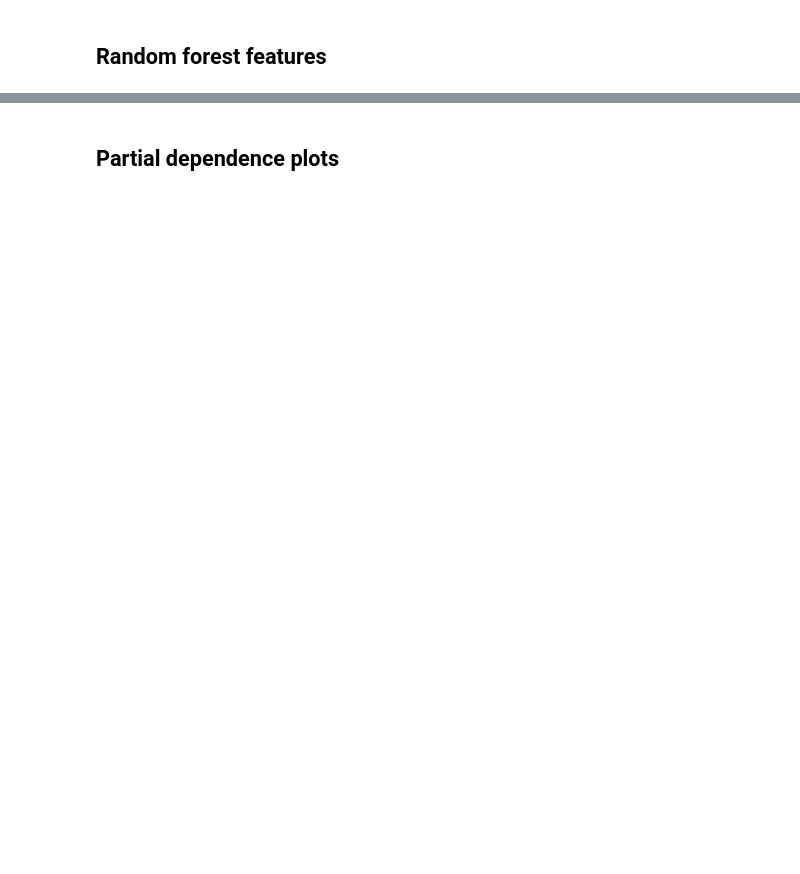
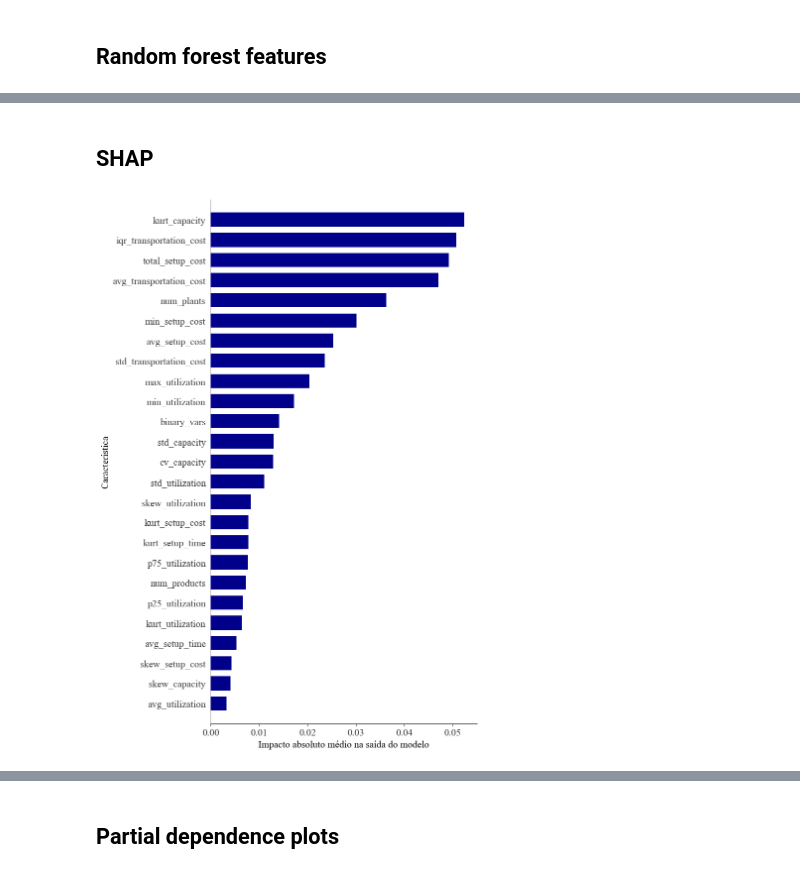
Before and after one commit to lucasgmalheiros/tcc-relax-and-fix, a Jupyter notebook: predict_heuristics/binary_classification.ipynb, the cells around one changed output, grey strips where cells are left out. Cells and saved outputs as stored; diff of their text form; code cells hidden in the pictures; blank space fills up the shorter version.

```diff
--- a/predict_heuristics/binary_classification.ipynb
+++ b/predict_heuristics/binary_classification.ipynb
@@ -181,0 +216,34 @@ plt.show()
+# %% [markdown]
+## SHAP
+# %%
+# Initialize SHAP explainer for Tree-based models
+explainer = shap.TreeExplainer(classifier)
+
+# Compute SHAP values for all classes
+shap_values = explainer.shap_values(X)
+
+# Extract SHAP values for the positive class ('GroupA')
+shap_values_binary = shap_values[:, :, 1]  # Focus on class 1
+# %%
+# Customizing the SHAP summary plot
+plt.figure(figsize=(10, 8))  # Adjust figure size
+shap.summary_plot(
+    shap_values_binary,
+    X,
+    plot_type="bar",
+    max_display=30,
+    color='darkblue',
+    show=False  # Prevent SHAP from auto-displaying the plot
+)
+
+# Customizing axes, fonts, and colors
+plt.xlabel("Impacto absoluto médio na saída do modelo", fontsize=14)  # X-axis label customization
+plt.ylabel("Característica", fontsize=14)  # Y-axis label customization
+plt.xticks(fontsize=14)  # Customize X-axis tick font size
+plt.yticks(fontsize=14)  # Customize Y-axis tick font size
+# plt.grid(axis='x', linestyle='--', alpha=0.6)  # Add gridlines for X-axis
+plt.tight_layout()
+plt.savefig('analises/fig_shap_binary_feature_importance.png', dpi=300, bbox_inches='tight')
+plt.show()
+# %% [output]
+[figure, added]
```
Also changed, not shown: parts of 21 cells of this notebook, 5 other files.
